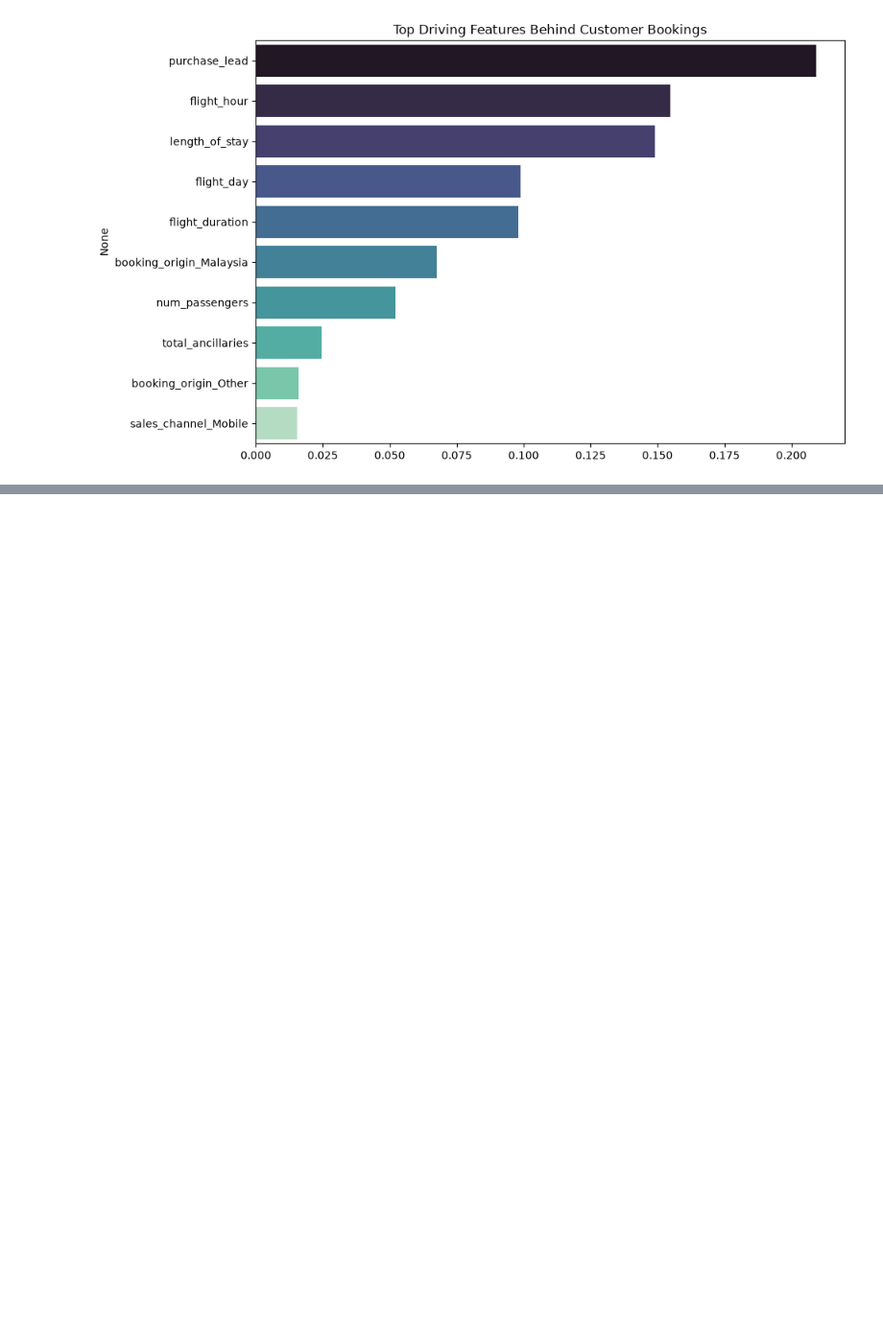
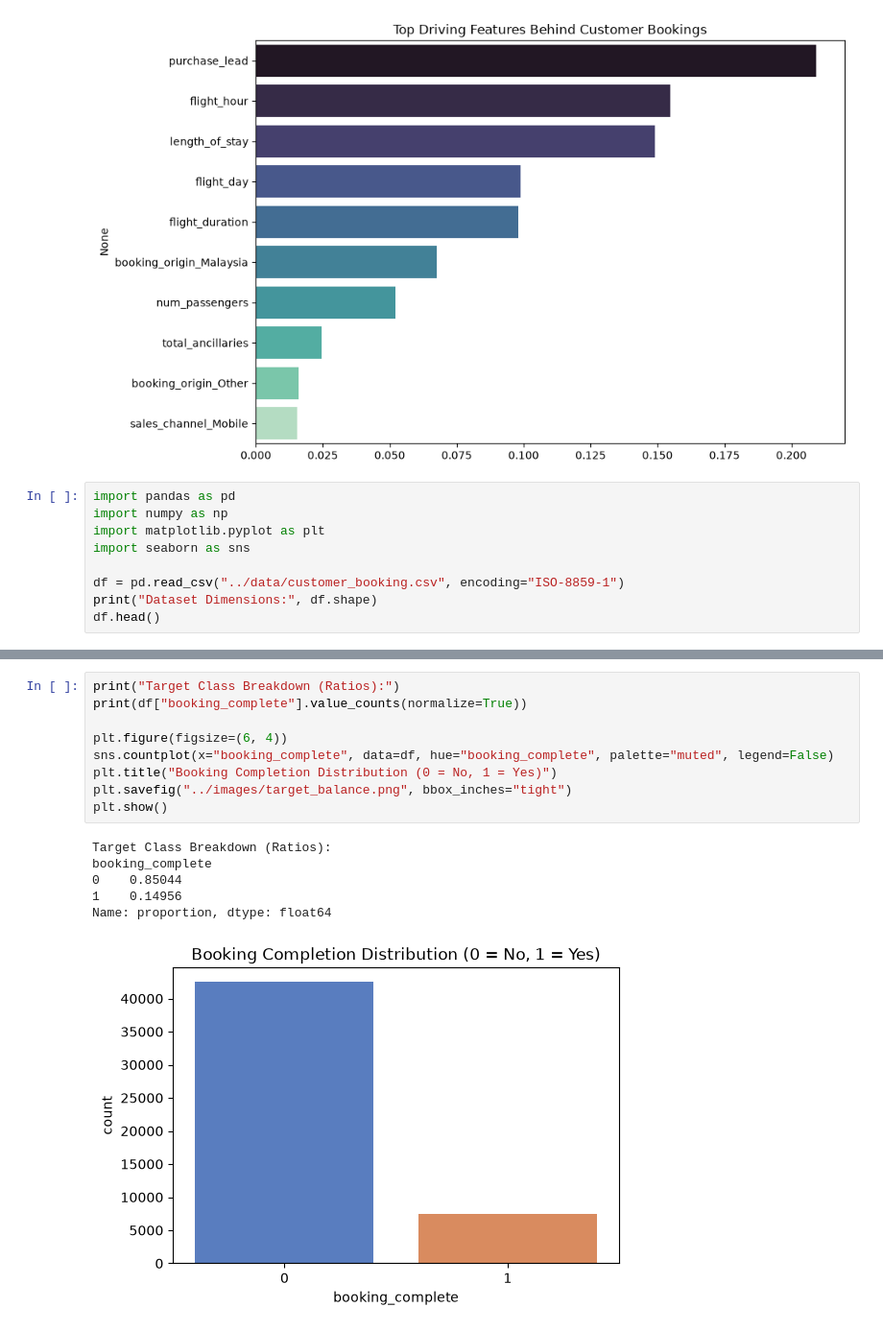
Before and after one commit to Dasari-Pallavi/british-airways-data-science, a Jupyter notebook: notebooks/02_booking_prediction.ipynb, the cells around one changed output, grey strips where cells are left out. Shown at 96% size. Drawn from its saved outputs; the diff is of its cells as text; blank space fills up the shorter version.

Commit message:
feat: implement full EDA validation pipelines and export diagnostic plots in VS Code

```diff
--- a/notebooks/02_booking_prediction.ipynb
+++ b/notebooks/02_booking_prediction.ipynb
@@ -64,3 +64,12 @@ ROC-AUC Performance: 0.7412
    macro avg       0.62      0.61      0.62      9857
 weighted avg       0.81      0.81      0.81      9857
 [figure]
+# %%
+import pandas as pd
+import numpy as np
+import matplotlib.pyplot as plt
+import seaborn as sns
+
+df = pd.read_csv("../data/customer_booking.csv", encoding="ISO-8859-1")
+print("Dataset Dimensions:", df.shape)
+df.head()
@@ -66,0 +117,16 @@ weighted avg       0.81      0.81      0.81      9857
+# %%
+print("Target Class Breakdown (Ratios):")
+print(df["booking_complete"].value_counts(normalize=True))
+
+plt.figure(figsize=(6, 4))
+sns.countplot(x="booking_complete", data=df, hue="booking_complete", palette="muted", legend=False)
+plt.title("Booking Completion Distribution (0 = No, 1 = Yes)")
+plt.savefig("../images/target_balance.png", bbox_inches="tight")
+plt.show()
+# %% [output]
+Target Class Breakdown (Ratios):
+booking_complete
+0    0.85044
+1    0.14956
+Name: proportion, dtype: float64
+[figure, added]
```
Also changed, not shown: parts of 7 cells of this notebook, 5 other files.
